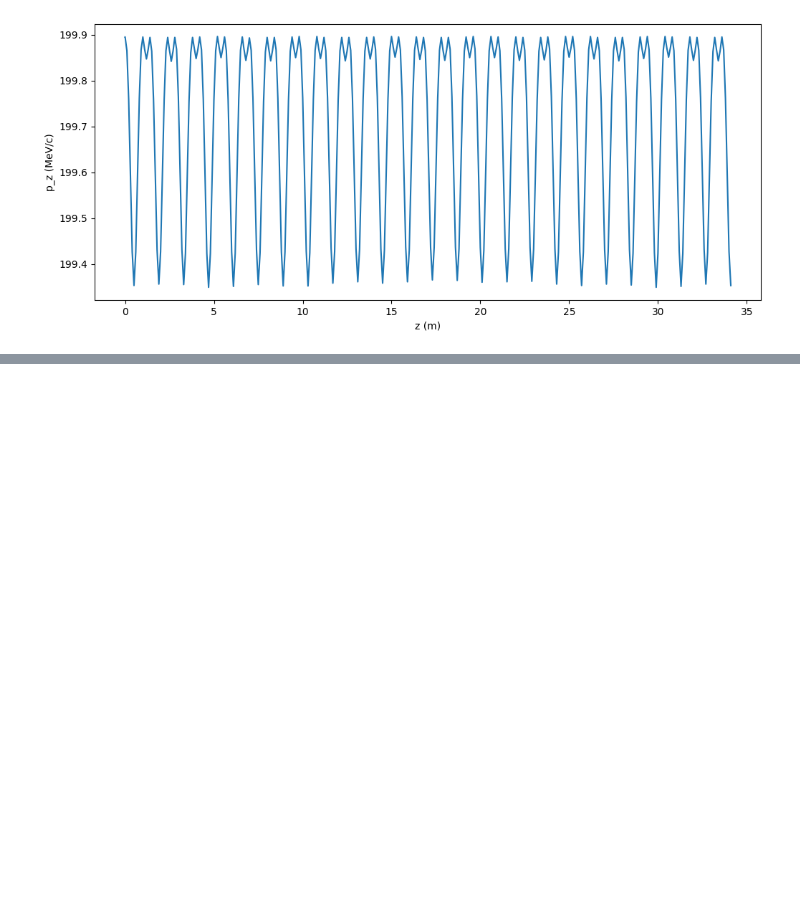
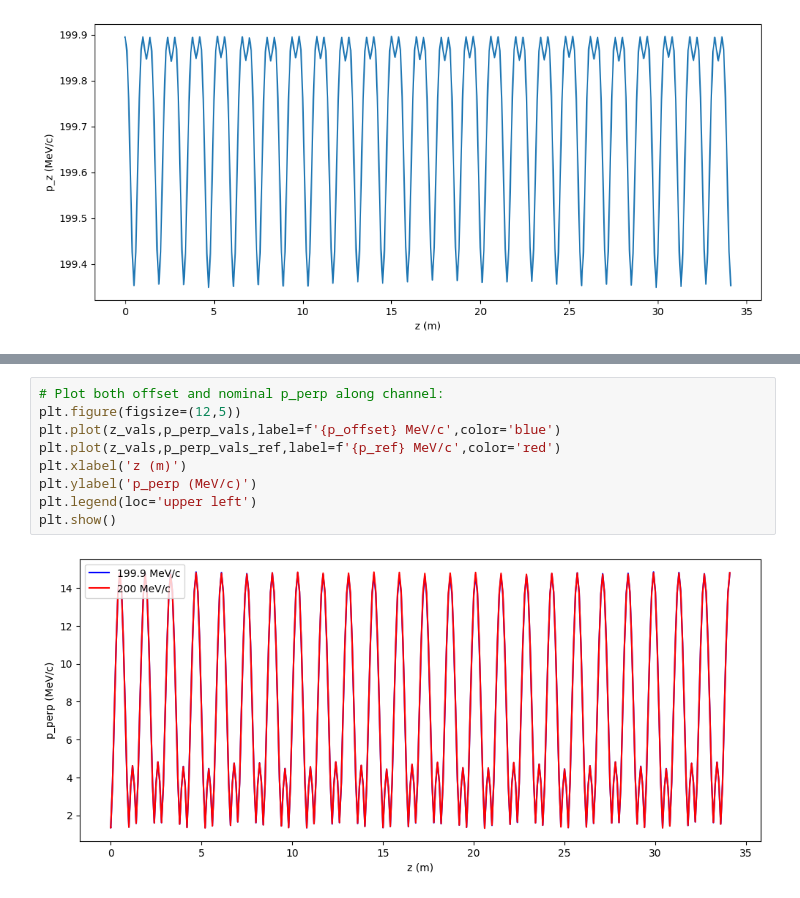
Before and after one commit to criggall/muon-cooling, a Jupyter notebook: Simplified-HFOFO/plot-compare-particles.ipynb, the cells around one changed output, grey strips where cells are left out. Drawn from its saved outputs; the diff is of its cells as text; blank space fills up the shorter version.

```diff
--- a/Simplified-HFOFO/plot-compare-particles.ipynb
+++ b/Simplified-HFOFO/plot-compare-particles.ipynb
@@ -332,0 +355,11 @@ plt.show()
+# %%
+# Plot both offset and nominal p_perp along channel:
+plt.figure(figsize=(12,5))
+plt.plot(z_vals,p_perp_vals,label=f'{p_offset} MeV/c',color='blue')
+plt.plot(z_vals,p_perp_vals_ref,label=f'{p_ref} MeV/c',color='red')
+plt.xlabel('z (m)')
+plt.ylabel('p_perp (MeV/c)')
+plt.legend(loc='upper left')
+plt.show()
+# %% [output]
+[figure, added]
```
Also changed, not shown: parts of 8 cells of this notebook.
